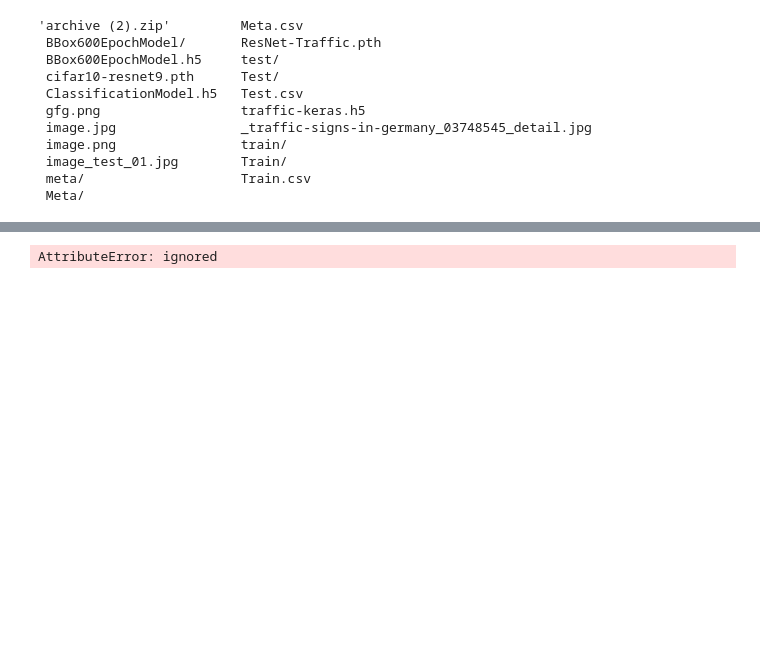
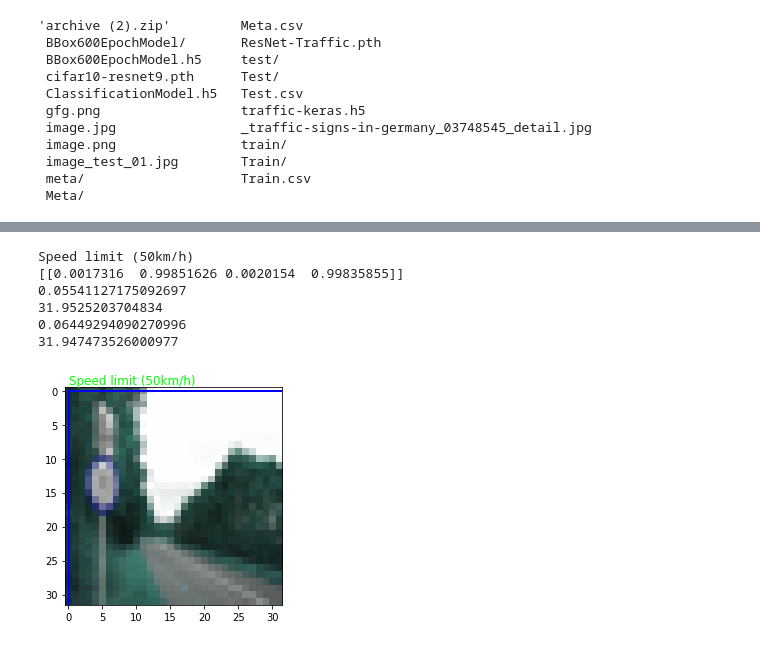
Before and after one commit to ethandsz/GTSRB-Classification-Localization, a Jupyter notebook: Localization&Classification_TrafficKeras.ipynb, the cells around one changed output, grey strips where cells are left out. Cells and saved outputs as stored; diff of their text form; code cells hidden in the pictures; blank space fills up the shorter version.

```diff
--- a/Localization&Classification_TrafficKeras.ipynb
+++ b/Localization&Classification_TrafficKeras.ipynb
@@ -788,37 +818,43 @@ Speed limit (60km/h)
 # %%
 from numpy import asarray
 
 image = cv2.imread("image_name.jpg")
 image_fromarray = Image.fromarray(image, 'RGB')
 resize_image = image_fromarray.resize((IMG_HEIGHT, IMG_WIDTH))
 numpydata = asarray(resize_image)
 new_array = cv2.resize(numpydata, (IMG_WIDTH, IMG_HEIGHT))
 new_array = new_array.reshape(-1, IMG_WIDTH, IMG_HEIGHT, 3)
 pred = model.predict(new_array)
 fig, ax = plt.subplots()
 plt.imshow(numpydata, interpolation='nearest')
 
-classes_x=np.argmax(pred,axis=1)
+classes_x=np.argmax(pred[1],axis=1)
 print(labels[int(classes_x)])
-print(pred)
-pred_x1 = pred[0][0] * IMG_WIDTH
-pred_x2 = pred[0][1] * IMG_WIDTH
-pred_y1 = pred[0][2] * IMG_HEIGHT
-pred_y2 = pred[0][3] * IMG_HEIGHT
+print(pred[0])
+pred_x1 = pred[0][0][0] * IMG_WIDTH
+pred_x2 = pred[0][0][1] * IMG_WIDTH
+pred_y1 = pred[0][0][2] * IMG_HEIGHT
+pred_y2 = pred[0][0][3] * IMG_HEIGHT
 
 # pred_x1 = inverse_sigmoid(pred[0][0])
 # pred_x2 = inverse_sigmoid(pred[0][1])
 # pred_y1 = inverse_sigmoid(pred[0][2])
 # pred_y2 = inverse_sigmoid(pred[0][3])
 
 print(pred_x1)
 print(pred_x2)
 print(pred_y1)
 print(pred_y2)
 text = plt.text(pred_x1, pred_y1-1, labels[int(classes_x)], fontsize=12, color = 'lime')
 
 rect = patches.Rectangle((pred_x1, pred_y1), pred_x2-pred_x1, pred_y2-pred_y1, linewidth=2, edgecolor='b', facecolor='none')
 ax.add_patch(rect)
 os.remove('image_name.jpg') # to save up space
 # %% [output]
-AttributeError: ignored
+Speed limit (50km/h)
+[[0.0017316  0.99851626 0.0020154  0.99835855]]
+0.05541127175092697
+31.9525203704834
+0.06449294090270996
+31.947473526000977
+[figure, added]
```
Also changed, not shown: parts of 24 cells of this notebook.
